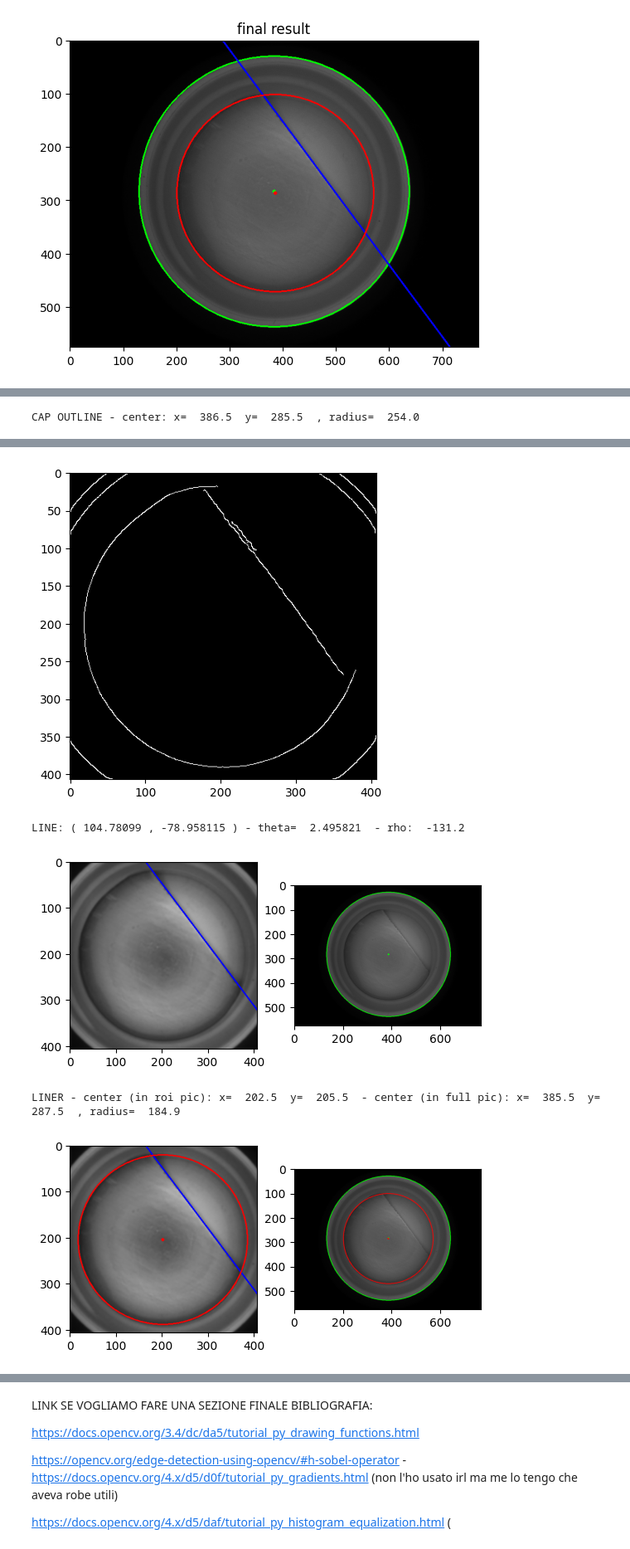
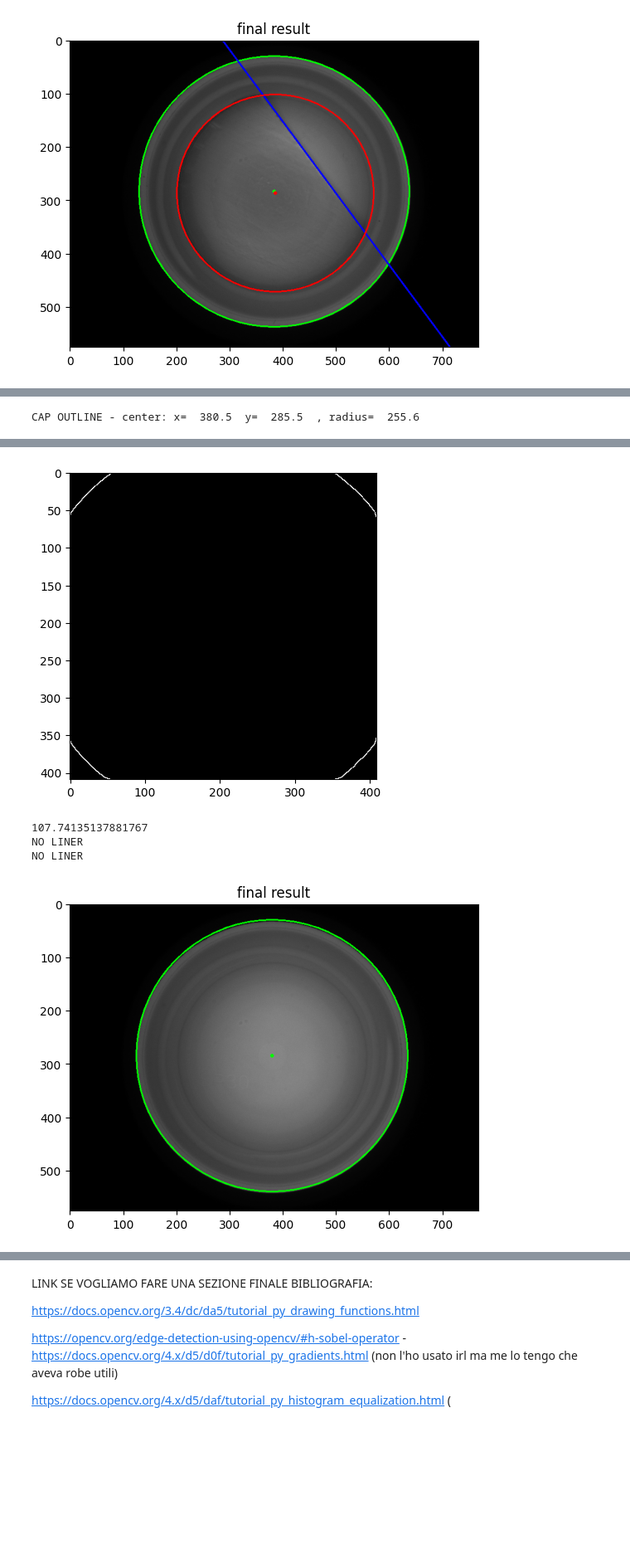
Before and after one commit to LucreziaPonti/PROJECT_cv, a Jupyter notebook: bozza_prova_altri_Test_lucry.ipynb, the cells around one changed output, grey strips where cells are left out. Shown at 83% size. Drawn from its saved outputs; the diff is of its cells as text; code cells hidden in the pictures; blank space fills up the shorter version.

```diff
--- a/bozza_prova_altri_Test_lucry.ipynb
+++ b/bozza_prova_altri_Test_lucry.ipynb
@@ -217,7 +217,7 @@ from matplotlib import pyplot as plt
 import math
 
 #### LOAD and show IMAGE
-img_color = cv2.imread('cap-inspection-images/project_1_liner_inspection/d_17.bmp')
+img_color = cv2.imread('cap-inspection-images/project_1_liner_inspection/d_31.bmp')
 #img_color = cv2.imread('cap-inspection-images/project_1_liner_inspection/g_01.bmp')
 img = cv2.cvtColor(img_color,cv2.COLOR_BGR2GRAY)
 plt.figure()
@@ -269,72 +269,29 @@ img_roi_show=cv2.cvtColor(img_roi, cv2.COLOR_GRAY2RGB)
 
 ########## TASK 1.2: trova liner si/no
 
-edges = cv2.Canny(img_roi,40,83,apertureSize = 3)
-plt.imshow(edges,cmap='gray',vmin=0,vmax=255)
-plt.show()
-line_layer=np.zeros_like(img_color) ############################################################################################################# PROVA PER RIQUADRO
+
+
 
 circles_in = cv2.HoughCircles(img_roi,cv2.HOUGH_GRADIENT, 1, 50,param1=90,param2=80) # d_18 ne trova 3 ma il primo è quello giusto
 #circles_in = cv2.HoughCircles(img_roi,cv2.HOUGH_GRADIENT, 1, 45,param1=40,param2=60) # ALL OK EXCEPT G_04 if keep "half way" ROI
 #cerchiamo il cerchio interno nella roi e poi per visualizzarlo gli diamo l'offset per ritrovarlo nell'immagine grande ((0,0) in img_roi = (x_min,y_min) in img "full")
 # !!!!!!!!!!!11 d_31 questa non la trova (che ci sta che sia così)
+
+line_layer=np.zeros_like(img_color) ############################################################################################################# PROVA PER RIQUADRO
+
 if circles_in is not None and len(circles_in) > 0:
     # se liner si
     ################## TASK 1.3 : TROVA DIFETTO
 
-
-    ################### IDEA PER FARLO PIÙ GENERICO
-    # CREA UN LAYER CON IL CERCHIO CIRCLES_IN FILLEDIN
-    # USA LA MASK PER SELEZIONARE SOLO IL DENTRO DEL LINER
-    # FAI CANNY (O APPLICA LA MASK DIRETTAMENTE SU EDGES PER "SALTARE UN PASSAGGIO")
-    # TROVA IL MODO TIPO BINARIZATION O IDK PER FARGLI TROVARE I DIFETTINI PICCOLI E/O LE LINEE
-
+    edges = cv2.Canny(img_roi,40,83,apertureSize = 3)
+    plt.imshow(edges,cmap='gray',vmin=0,vmax=255)
+    plt.show()
 
 
     lines = cv2.HoughLines(edges,1,np.pi/180,70)
     if lines is not None and len(lines) > 0:
-        #
-        '''
-        for line in lines:
-            rho, theta = line[0]
-            a = np.cos(theta)
-            b = np.sin(theta)
-            x0 = a * rho
-            y0 = b * rho
-            x1 = int(x0 + 1000 * (-b))
-            y1 = int(y0 + 1000 * (a))
-            x2 = int(x0 - 1000 * (-b))
-            y2 = int(y0 - 1000 * (a))
-            print("LINE: (",x0,",",y0,") - theta= ",theta," - rho: ",rho)
-            cv2.line(img_roi_show, (x1, y1), (x2, y2), (0, 0, 255), 2)
-            cv2.line(img_color, (x1+x_min, y1+y_min), (x2+x_min, y2+y_min), (0, 0, 255), 2)
-        '''
 
-        '''
-        rho, theta = lines[0][0]
-        a = np.cos(theta)
-        b = np.sin(theta)
-        x0 = a * rho
-        y0 = b * rho
-        x1 = int(x0 + 1000 * (-b))
-        y1 = int(y0 + 1000 * (a))
-        x2 = int(x0 - 1000 * (-b))
-        y2 = int(y0 - 1000 * (a))
 
-        cv2.line(img_roi_show, (x1, y1), (x2, y2), (0, 0, 255), 2)
-        cv2.line(img_color, (x1+x_min, y1+y_min), (x2+x_min, y2+y_min), (0, 0, 255), 2)
-
-        '''
-        '''
-        plt.figure()
-        plt.subplot(1,2,1)
-        plt.imshow(img_roi_show)
-        plt.subplot(1,2,2)
-        plt.imshow(img_color)
-        plt.show()
-        '''
-
-        # PROVARE A FARE LA MEDIA DELLE LINEE CHE TROVA PER AVERNE SOLO UNA
         rho_mean=sum(lines[:,0,0])/len(lines)
         theta_mean=sum(lines[:,0,1])/len(lines)
         a = np.cos(theta_mean)
@@ -408 +365 @@ plt.show()
-CAP OUTLINE - center: x=  386.5  y=  285.5  , radius=  254.0
+CAP OUTLINE - center: x=  380.5  y=  285.5  , radius=  255.6
@@ -410,5 +367,5 @@ CAP OUTLINE - center: x=  386.5  y=  285.5  , radius=  254.0
-[figure, old version]
+[figure, new version]
-LINE: ( 104.78099 , -78.958115 ) - theta=  2.495821  - rho:  -131.2
+107.74135137881767
+NO LINER
+NO LINER
-[figure, old version]
+[figure, new version]
-LINER - center (in roi pic): x=  202.5  y=  205.5  - center (in full pic): x=  385.5  y=  287.5  , radius=  184.9
-[figure, removed]
```
Also changed, not shown: parts of 2 cells of this notebook, 1 other file.
